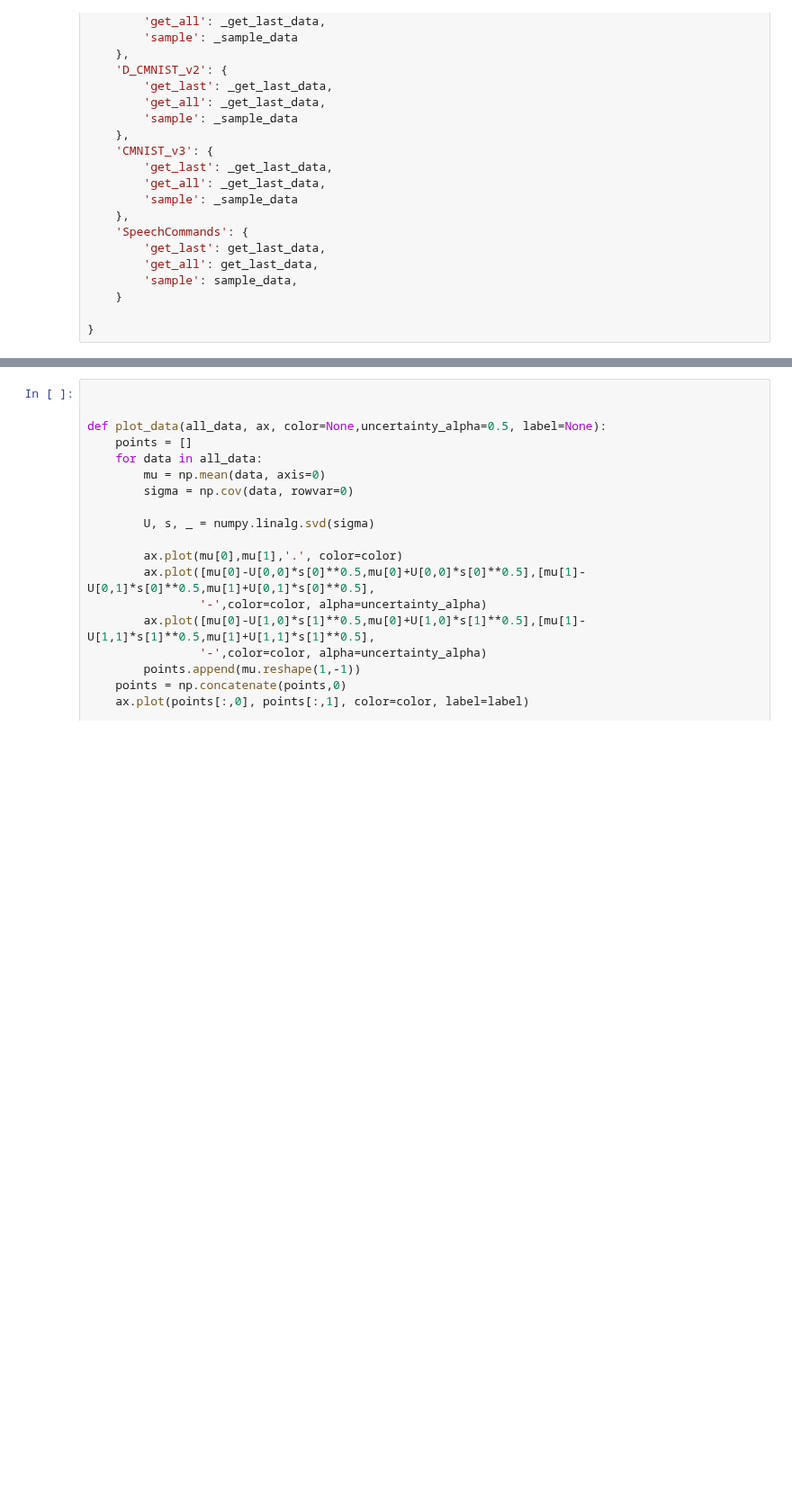
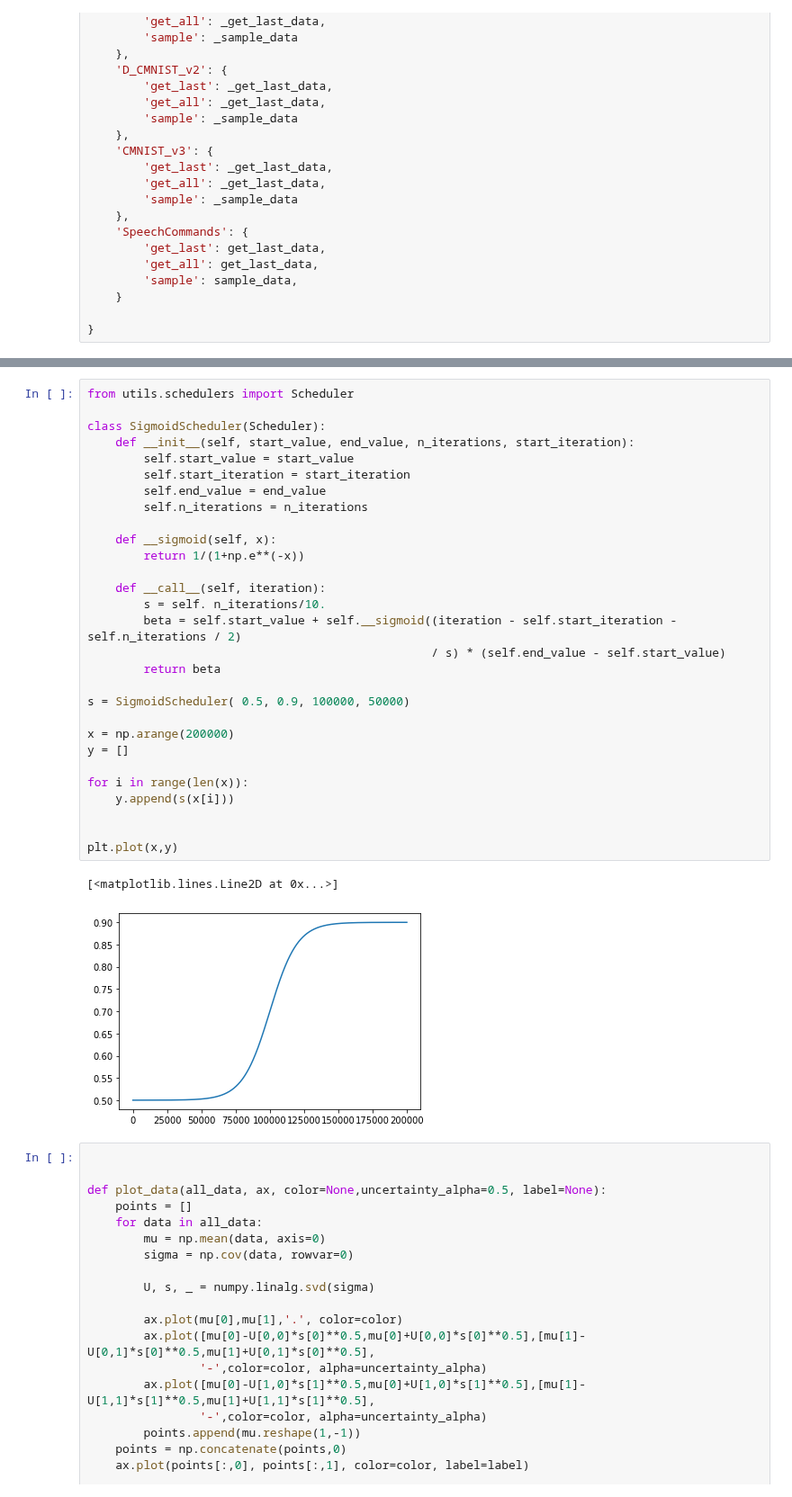
Before and after one commit to mfederici/JADE, a Jupyter notebook: results.ipynb, the cells around one changed output, grey strips where cells are left out. Shown at 90% size. Drawn from its saved outputs; the diff is of its cells as text; blank space fills up the shorter version.

```diff
--- a/results.ipynb
+++ b/results.ipynb
@@ -223,3 +257,35 @@ for j,run in enumerate(tqdm(runs)):
+# %%
+from utils.schedulers import Scheduler
+
+class SigmoidScheduler(Scheduler):
+    def __init__(self, start_value, end_value, n_iterations, start_iteration):
+        self.start_value = start_value
+        self.start_iteration = start_iteration
+        self.end_value = end_value
+        self.n_iterations = n_iterations
+
+    def __sigmoid(self, x):
+        return 1/(1+np.e**(-x))
+
+    def __call__(self, iteration):
+        s = self. n_iterations/10.
+        beta = self.start_value + self.__sigmoid((iteration - self.start_iteration - self.n_iterations / 2)
+                                                 / s) * (self.end_value - self.start_value)
+        return beta
+
+s = SigmoidScheduler( 0.5, 0.9, 100000, 50000)
+
+x = np.arange(200000)
+y = []
+
+for i in range(len(x)):
+    y.append(s(x[i]))
+
+
+plt.plot(x,y)
+# %% [output]
+[<matplotlib.lines.Line2D at 0x...>]
+[figure, added]
 # %%
 
 
```
Also changed, not shown: parts of 2 cells of this notebook, 6 other files.
